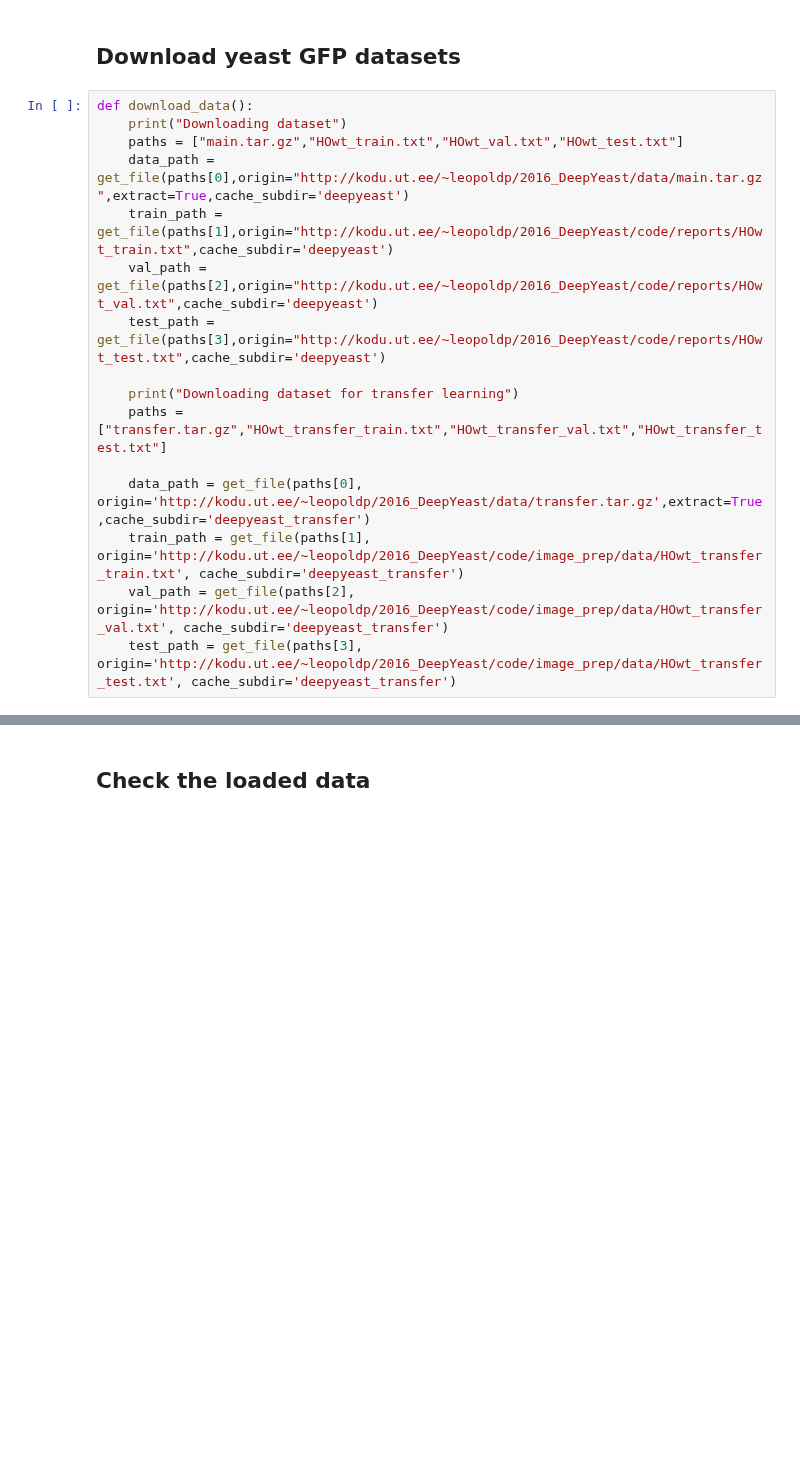
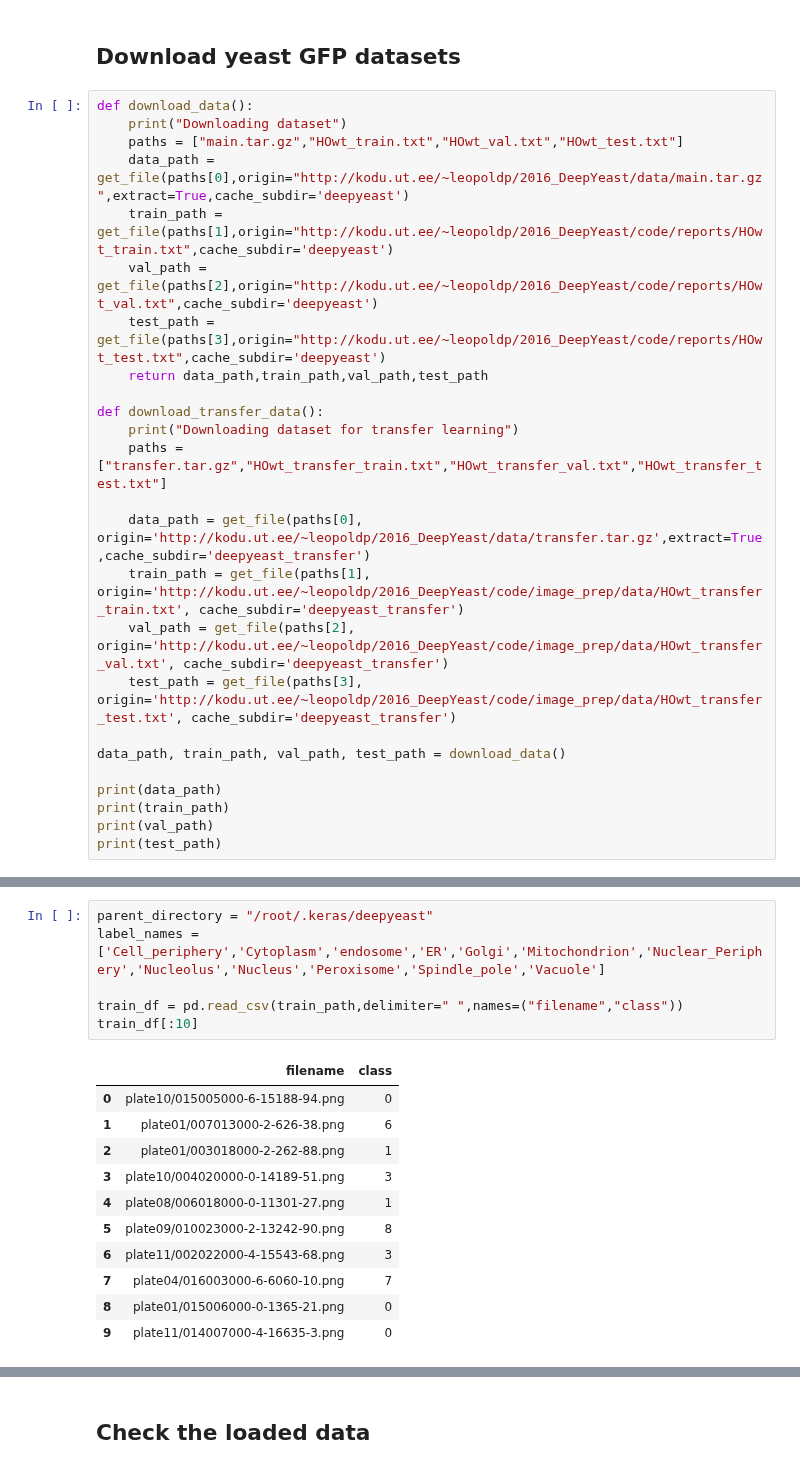
Before and after one commit to totti0223/deep_learning_for_biologists_with_keras, a Jupyter notebook: notebooks/deepyeast.ipynb, the cells around one changed output, grey strips where cells are left out. Drawn from its saved outputs; the diff is of its cells as text; blank space fills up the shorter version.

```diff
--- a/notebooks/deepyeast.ipynb
+++ b/notebooks/deepyeast.ipynb
@@ -47,7 +48,9 @@ def download_data():
     train_path = get_file(paths[1],origin="http://kodu.ut.ee/~leopoldp/2016_DeepYeast/code/reports/HOwt_train.txt",cache_subdir='deepyeast')
     val_path = get_file(paths[2],origin="http://kodu.ut.ee/~leopoldp/2016_DeepYeast/code/reports/HOwt_val.txt",cache_subdir='deepyeast')
     test_path = get_file(paths[3],origin="http://kodu.ut.ee/~leopoldp/2016_DeepYeast/code/reports/HOwt_test.txt",cache_subdir='deepyeast')
+    return data_path,train_path,val_path,test_path
 
+def download_transfer_data():
     print("Downloading dataset for transfer learning")
     paths = ["transfer.tar.gz","HOwt_transfer_train.txt","HOwt_transfer_val.txt","HOwt_transfer_test.txt"]
 
@@ -55,3 +58,10 @@ def download_data():
     train_path = get_file(paths[1], origin='http://kodu.ut.ee/~leopoldp/2016_DeepYeast/code/image_prep/data/HOwt_transfer_train.txt', cache_subdir='deepyeast_transfer')
     val_path = get_file(paths[2], origin='http://kodu.ut.ee/~leopoldp/2016_DeepYeast/code/image_prep/data/HOwt_transfer_val.txt', cache_subdir='deepyeast_transfer')
     test_path = get_file(paths[3], origin='http://kodu.ut.ee/~leopoldp/2016_DeepYeast/code/image_prep/data/HOwt_transfer_test.txt', cache_subdir='deepyeast_transfer')
+
+data_path, train_path, val_path, test_path = download_data()
+
+print(data_path)
+print(train_path)
+print(val_path)
+print(test_path)
@@ -76,0 +76,18 @@ loading train dataset with 65000 images
+# %%
+parent_directory = "/root/.keras/deepyeast"
+label_names = ['Cell_periphery','Cytoplasm','endosome','ER','Golgi','Mitochondrion','Nuclear_Periphery','Nucleolus','Nucleus','Peroxisome','Spindle_pole','Vacuole']
+
+train_df = pd.read_csv(train_path,delimiter=" ",names=("filename","class"))
+train_df[:10]
+# %% [output]
+|  | filename | class |
+| 0 | plate10/015005000-6-15188-94.png | 0 |
+| 1 | plate01/007013000-2-626-38.png | 6 |
+| 2 | plate01/003018000-2-262-88.png | 1 |
+| 3 | plate10/004020000-0-14189-51.png | 3 |
+| 4 | plate08/006018000-0-11301-27.png | 1 |
+| 5 | plate09/010023000-2-13242-90.png | 8 |
+| 6 | plate11/002022000-4-15543-68.png | 3 |
+| 7 | plate04/016003000-6-6060-10.png | 7 |
+| 8 | plate01/015006000-0-1365-21.png | 0 |
+| 9 | plate11/014007000-4-16635-3.png | 0 |
```
Also changed, not shown: parts of 6 cells of this notebook.
